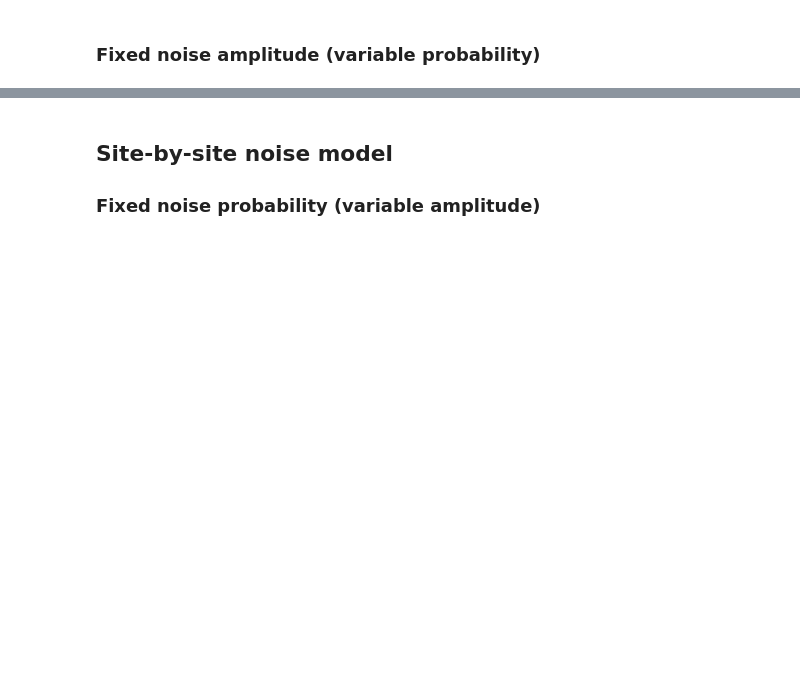
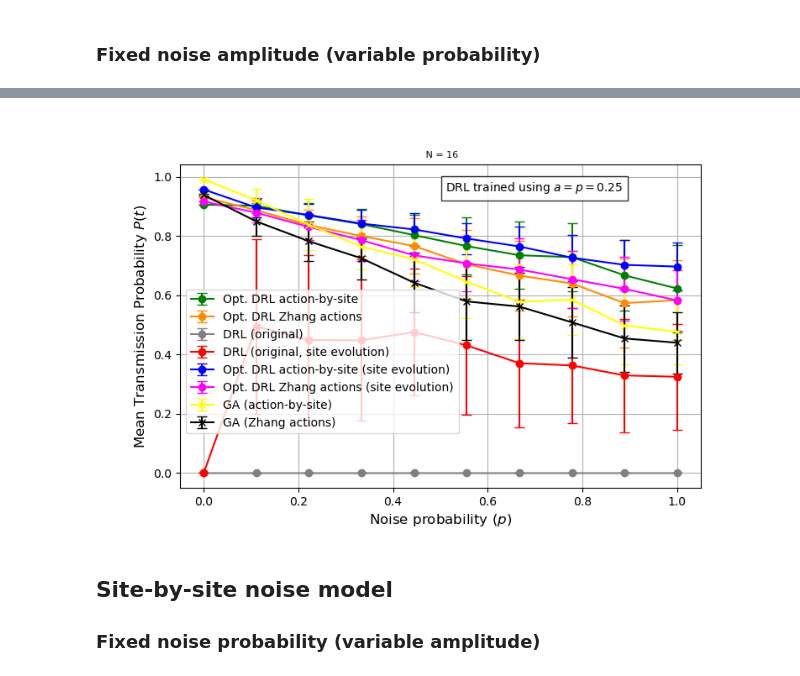
Before and after one commit to sofips/qst_control, a Jupyter notebook: adapted_zhang_implementation/method_comparing.ipynb, the cells around one changed output, grey strips where cells are left out. Saved outputs shown, nothing was run; the diff lists cells and outputs as text; code cells hidden in the pictures; blank space fills up the shorter version.

```diff
--- a/adapted_zhang_implementation/method_comparing.ipynb
+++ b/adapted_zhang_implementation/method_comparing.ipynb
@@ -226,7 +247,7 @@ noise_probability_values = np.linspace(0, 1, noise_steps)
 fixed_amplitude_value = 0.25
 fs = 12
 plt.figure(figsize=(8, 5))
-
+dfs_rl = []
 # DRL comparison for each directory
 for idx, (rl_config_instance, trained_drl_directory, rl_labels) in enumerate(zip(rl_config_instances, list_trained_drl_directories, rl_labels)):
     mean_fids = []
@@ -260,7 +281,15 @@ for idx, (rl_config_instance, trained_drl_directory, rl_labels) in enumerate(zip
             std_fids.append(np.std(max_fids))
     plt.errorbar(noise_probability_values, mean_fids, yerr=std_fids, marker='o', label=f'{rl_labels}', capsize=4)
 
+    dfs_rl.append(pd.DataFrame({
+        'directory': [trained_drl_directory] * noise_steps,
+        'noise_probability': noise_probability_values,
+        'mean_fidelity': mean_fids,
+        'std_fidelity': std_fids
+    }))
+
 # GA comparison for each directory
+dfs_ga = []
 for idx, (ga_solutions, ga_config_instance, ga_label) in enumerate(zip(ga_solutions_list, rl_config_instances, ga_labels)):
     mean_fids = []
     std_fids = []
@@ -289,6 +318,13 @@ for idx, (ga_solutions, ga_config_instance, ga_label) in enumerate(zip(ga_soluti
         std_fids.append(np.std(max_fids))
     plt.errorbar(noise_probability_values, mean_fids, yerr=std_fids, marker='x', label=f'GA {ga_label}', capsize=4)
 
+    dfs_ga.append(pd.DataFrame({
+        'directory': [ga_label] * noise_steps,
+        'noise_probability': noise_probability_values,
+        'mean_fidelity': mean_fids,
+        'std_fidelity': std_fids
+    }))
+
 
 plt.text(0.85, 0.95, 'DRL trained using $a=p=0.25$', transform=plt.gca().transAxes,
             fontsize=fs-2, verticalalignment='top', horizontalalignment='right',
@@ -302,6 +338,9 @@ plt.title(f' N = {chain_length}', fontsize=fs-4)
 plt.grid(True)
 plt.savefig(f'../figures/method_comparison_n{chain_length}_a{fixed_amplitude_value}.png', dpi=300)
 plt.show()
+
+pandas_df = pd.concat(dfs_rl + dfs_ga, ignore_index=True)
+pandas_df.to_csv(f'../data/fixed_amplitude_original_noise_model_sweep.csv', index=False)
 # %% [output]
 INFO:tensorflow:Restoring parameters from ../adapted_zhang_implementation/optimized_models/n16_25amp_25prob_oaps/best_model/model.ckpt
 INFO:tensorflow:Restoring parameters from ../adapted_zhang_implementation/optimized_models/n16_25amp_25prob_oaps/best_model/model.ckpt
@@ -323,3 +362,4 @@ INFO:tensorflow:Restoring parameters from ../adapted_zhang_implementation/site_e
+[figure, added]
 # %% [markdown]
 ## Site-by-site noise model
 
```
Also changed, not shown: parts of 11 cells of this notebook, 5 other files.
